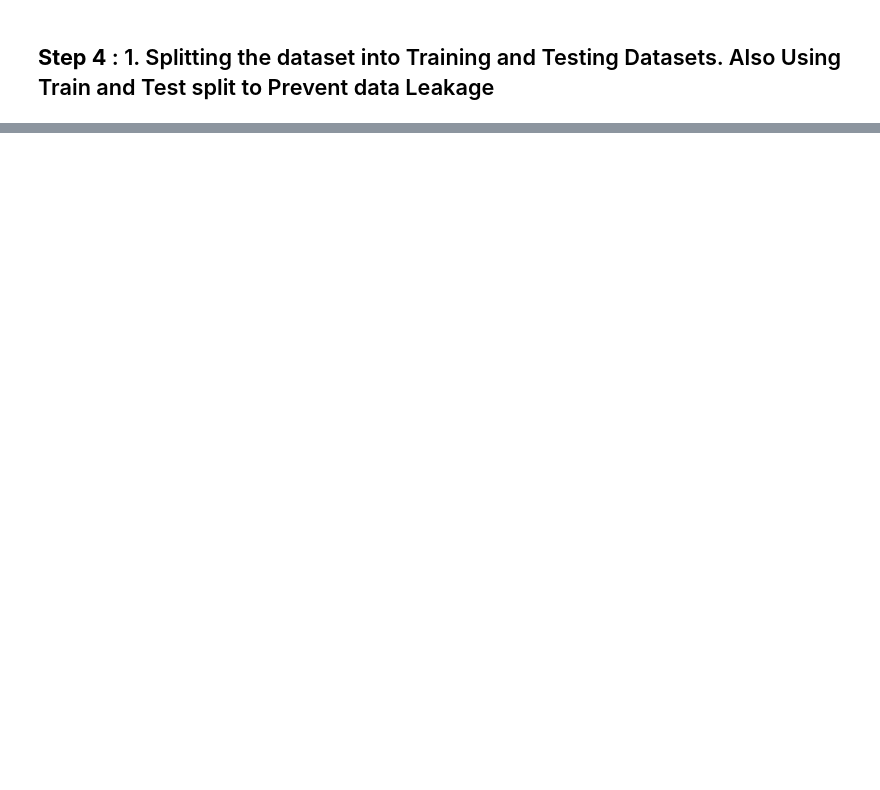
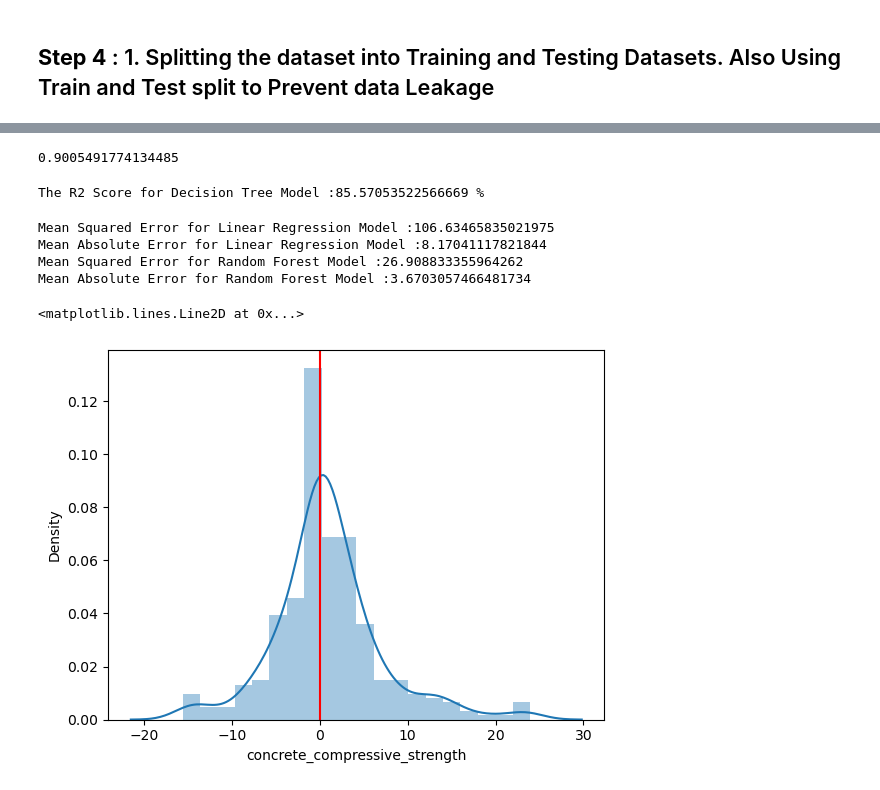
Before and after one commit to anirudhajohare19/CementCompositeStrength_PredictionModel, a Jupyter notebook: Model.ipynb, the cells around one changed output, grey strips where cells are left out. Saved outputs shown, nothing was run; the diff lists cells and outputs as text; code cells hidden in the pictures; blank space fills up the shorter version.

```diff
--- a/Model.ipynb
+++ b/Model.ipynb
@@ -195,0 +227,55 @@ r2_score_LR
+# %%
+from sklearn.ensemble import RandomForestRegressor
+
+RF = RandomForestRegressor()
+
+RF.fit(X_train, y_train)
+y_pred_RF = RF.predict(X_test)
+
+r2_score_RF = r2_score(y_test, y_pred_RF)
+
+r2_score_RF
+# %% [output]
+0.9005491774134485
+# %%
+from sklearn.tree import DecisionTreeRegressor
+
+DT = DecisionTreeRegressor()
+
+DT.fit(X_train, y_train)
+y_pred_DT = DT.predict(X_test)
+
+r2_score_DT = r2_score(y_test, y_pred_DT)
+
+print(f'The R2 Score for Decision Tree Model :{r2_score_DT*100} %')
+# %% [output]
+The R2 Score for Decision Tree Model :85.57053522566669 %
+# %%
+# Checking model's Performance
+
+
+from sklearn.metrics import mean_squared_error, mean_absolute_error, r2_score
+
+mse_LR = mean_squared_error(y_test, y_pred_LR)
+mae_LR = mean_absolute_error(y_test, y_pred_LR)
+
+
+mse_RF = mean_squared_error(y_test, y_pred_RF)
+mae_RF = mean_absolute_error(y_test, y_pred_RF)
+
+print(f'Mean Squared Error for Linear Regression Model :{mse_LR}')
+print(f'Mean Absolute Error for Linear Regression Model :{mae_LR}')
+
+print(f'Mean Squared Error for Random Forest Model :{mse_RF}')
+print(f'Mean Absolute Error for Random Forest Model :{mae_RF}')
+# %% [output]
+Mean Squared Error for Linear Regression Model :106.63465835021975
+Mean Absolute Error for Linear Regression Model :8.17041117821844
+Mean Squared Error for Random Forest Model :26.908833355964262
+Mean Absolute Error for Random Forest Model :3.6703057466481734
+# %%
+sns.distplot(y_test - y_pred_DT, bins=20)
+plt.axvline(0, color='r')
+# %% [output]
+<matplotlib.lines.Line2D at 0x...>
+[figure, added]
```
Also changed, not shown: parts of 14 cells of this notebook.
